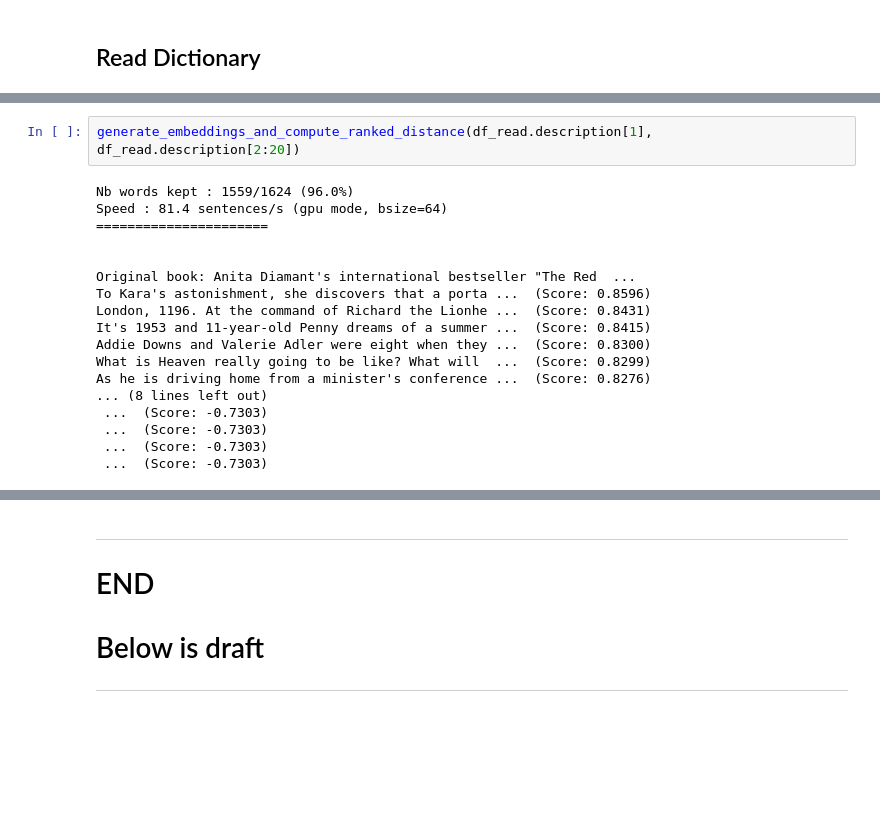
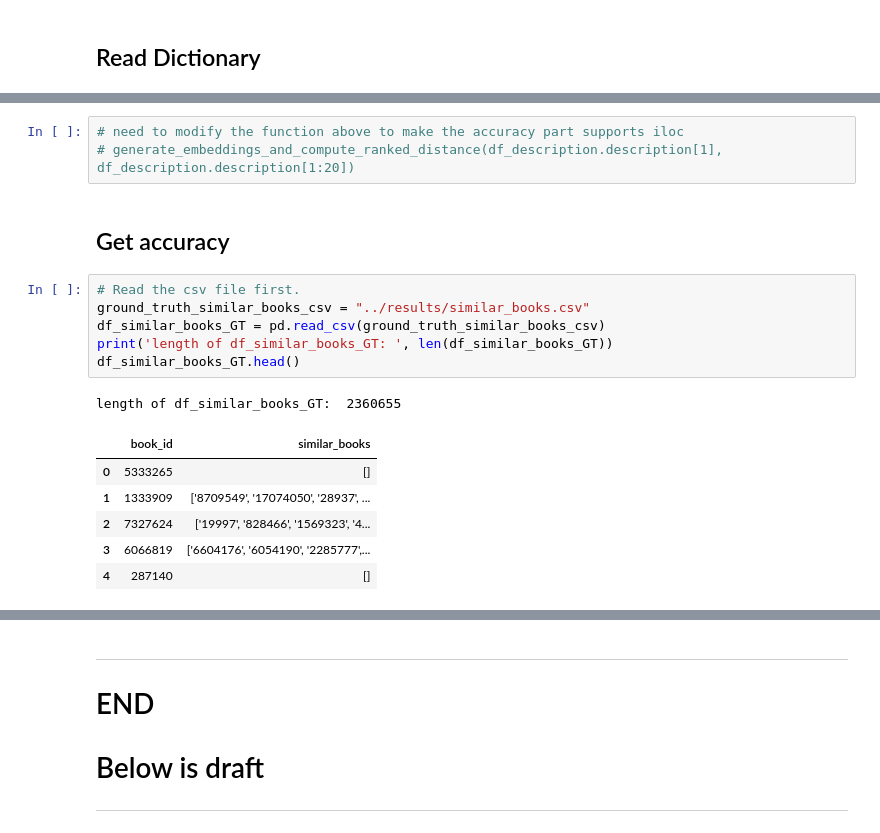
Before and after one commit to meettyj/Goodreads-NLP, a Jupyter notebook: inferSent/inferSent.ipynb, the cells around one changed output, grey strips where cells are left out. Cells and saved outputs as stored; diff of their text form; blank space fills up the shorter version.

Commit message:
update for accuracy

```diff
--- a/inferSent/inferSent.ipynb
+++ b/inferSent/inferSent.ipynb
@@ -75,20 +101,19 @@ def generate_embeddings_and_compute_ranked_distance(book_text, similar_book_text
-# %%
-generate_embeddings_and_compute_ranked_distance(df_read.description[1], df_read.description[2:20])
-# %% [output]
-Nb words kept : 1559/1624 (96.0%)
-Speed : 81.4 sentences/s (gpu mode, bsize=64)
-======================
-
-
-Original book: Anita Diamant's international bestseller "The Red  ...
-To Kara's astonishment, she discovers that a porta ...  (Score: 0.8596)
-London, 1196. At the command of Richard the Lionhe ...  (Score: 0.8431)
-It's 1953 and 11-year-old Penny dreams of a summer ...  (Score: 0.8415)
-Addie Downs and Valerie Adler were eight when they ...  (Score: 0.8300)
-What is Heaven really going to be like? What will  ...  (Score: 0.8299)
-As he is driving home from a minister's conference ...  (Score: 0.8276)
-... (8 lines left out)
- ...  (Score: -0.7303)
- ...  (Score: -0.7303)
- ...  (Score: -0.7303)
- ...  (Score: -0.7303)
+# %%
+# need to modify the function above to make the accuracy part supports iloc
+# generate_embeddings_and_compute_ranked_distance(df_description.description[1], df_description.description[1:20])
+# %% [markdown]
+## Get accuracy
+# %%
+# Read the csv file first.
+ground_truth_similar_books_csv = "../results/similar_books.csv"
+df_similar_books_GT = pd.read_csv(ground_truth_similar_books_csv)
+print('length of df_similar_books_GT: ', len(df_similar_books_GT))
+df_similar_books_GT.head()
+# %% [output]
+length of df_similar_books_GT:  2360655
+|  | book_id | similar_books |
+| 0 | 5333265 | [] |
+| 1 | 1333909 | ['8709549', '17074050', '28937', ... |
+| 2 | 7327624 | ['19997', '828466', '1569323', '4... |
+| 3 | 6066819 | ['6604176', '6054190', '2285777',... |
+| 4 | 287140 | [] |
```
Also changed, not shown: parts of 8 cells of this notebook.
